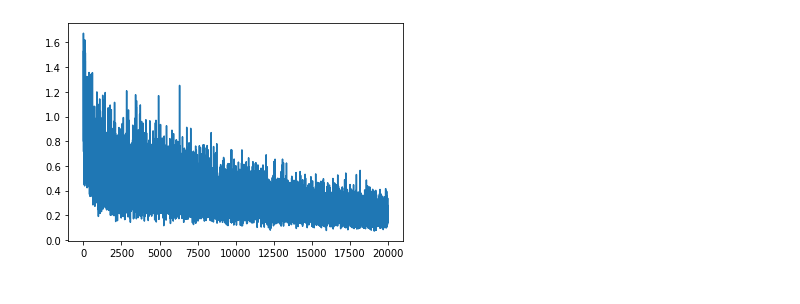
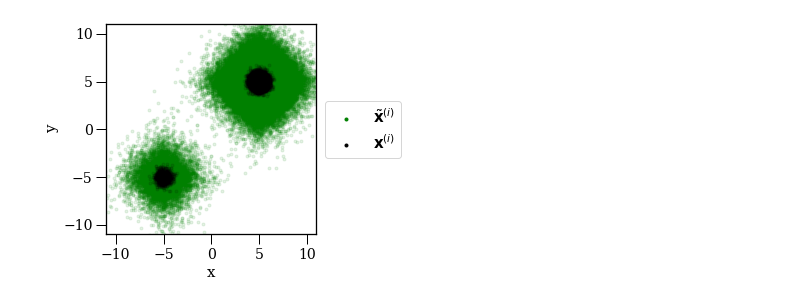
Before and after one commit to jacobdeasy/heavy-tail-dsm, a Jupyter notebook: notebooks/example_2d.ipynb, the cells around one changed output. Saved outputs shown, nothing was run; the diff lists cells and outputs as text; code cells hidden in the pictures.

```diff
--- a/notebooks/example_2d.ipynb
+++ b/notebooks/example_2d.ipynb
@@ -24,6 +44,6 @@ plt.show()
 # %%
 dataset = TensorDataset(torch.tensor(X).float())
-dataloader = DataLoader(dataset, batch_size=16, pin_memory=True, shuffle=True)
+dataloader = DataLoader(dataset, batch_size=256, pin_memory=True, shuffle=True)
 # %%
 class MLP(nn.Module):
     def __init__(self):
@@ -41,9 +82,14 @@ loss_fn = nn.MSELoss()
+# %%
+beta = 1.25
+sigmas = [1.0, 0.25]
+# %%
+def weighted_mse_loss(input, target, weight):
+    return torch.mean(weight * (input - target) ** 2)
 # %%
-max_iter = 20000
-sigma = 1.0
-
+max_iter = 1000
 step = 0
 losses = []
+X_noised = []
 
 with trange(max_iter, desc=f"Training progress") as t:
     for _ in range(9999):
@@ -51,12 +97,14 @@ with trange(max_iter, desc=f"Training progress") as t:
             step += 1
 
             x = x[0].cuda()
-            noise = sigma * torch.randn_like(x, device=x.device)
+            used_sigmas = np.random.choice(sigmas, (x.shape[0], 1))
+            noise, score = get_noise(x, beta, sigmas=used_sigmas)
             x_noised = x + noise
+            X_noised.append(x_noised.detach().cpu().numpy())
 
             score_estimate = model(x_noised)
-            score = (- 1 / sigma ** 2) * noise
-            loss = loss_fn(score_estimate, score)
+            # loss = loss_fn(score_estimate, score)
+            loss = weighted_mse_loss(score_estimate, score, weight=torch.tensor(used_sigmas, device=x.device))
 
             losses.append(loss.item())
             t.set_postfix(loss=loss.item())
@@ -72,8 +120,25 @@ with trange(max_iter, desc=f"Training progress") as t:
 
         if step >= max_iter:
             break
-
-plt.plot(losses)
-plt.show()
+X_noised = np.concatenate(X_noised)
-# %% [output]
-[figure, removed]
+# %%
+plt.scatter(X_noised[:-1, 0], X_noised[:-1, 1], marker='.', color='g', alpha=0.1)
+plt.scatter(X_noised[-1, 0], X_noised[-1, 1], marker='.', color='g', alpha=1.0, label=r'$\tilde{\mathbf{x}}^{(i)}$')
+plt.scatter(X[:-1, 0], X[:-1, 1], marker='.', color='k', alpha=0.1)
+plt.scatter(X[-1, 0], X[-1, 1], marker='.', color='k', alpha=1.0, label=r'$\mathbf{x}^{(i)}$')
+plt.xlim(-11, 11)
+plt.ylim(-11, 11)
+plt.xlabel('x')
+plt.ylabel('y')
+plt.legend(bbox_to_anchor=(1.04,0.5), loc="center left", borderaxespad=0)
+plt.gca().set_aspect('equal')
+plt.tight_layout()
+# plt.savefig(os.path.join('figs', '2_noised_data.png'), dpi=300)
+# plt.savefig(os.path.join('figs', '2_noised_data_2level.png'), dpi=300)
+# plt.savefig(os.path.join('figs', '2_noised_data_laplace.png'), dpi=300)
+# plt.savefig(os.path.join('figs', '2_noised_data_2level_laplace.png'), dpi=300)
+# plt.savefig(os.path.join('figs', '2_noised_data_2level_10x.png'), dpi=300)
+plt.savefig(os.path.join('figs', '2_noised_data_2level_laplace_10x.png'), dpi=300)
+plt.show()
+# %% [output]
+[figure, added]
```
Also changed, not shown: parts of 13 cells of this notebook, 6 other files.
